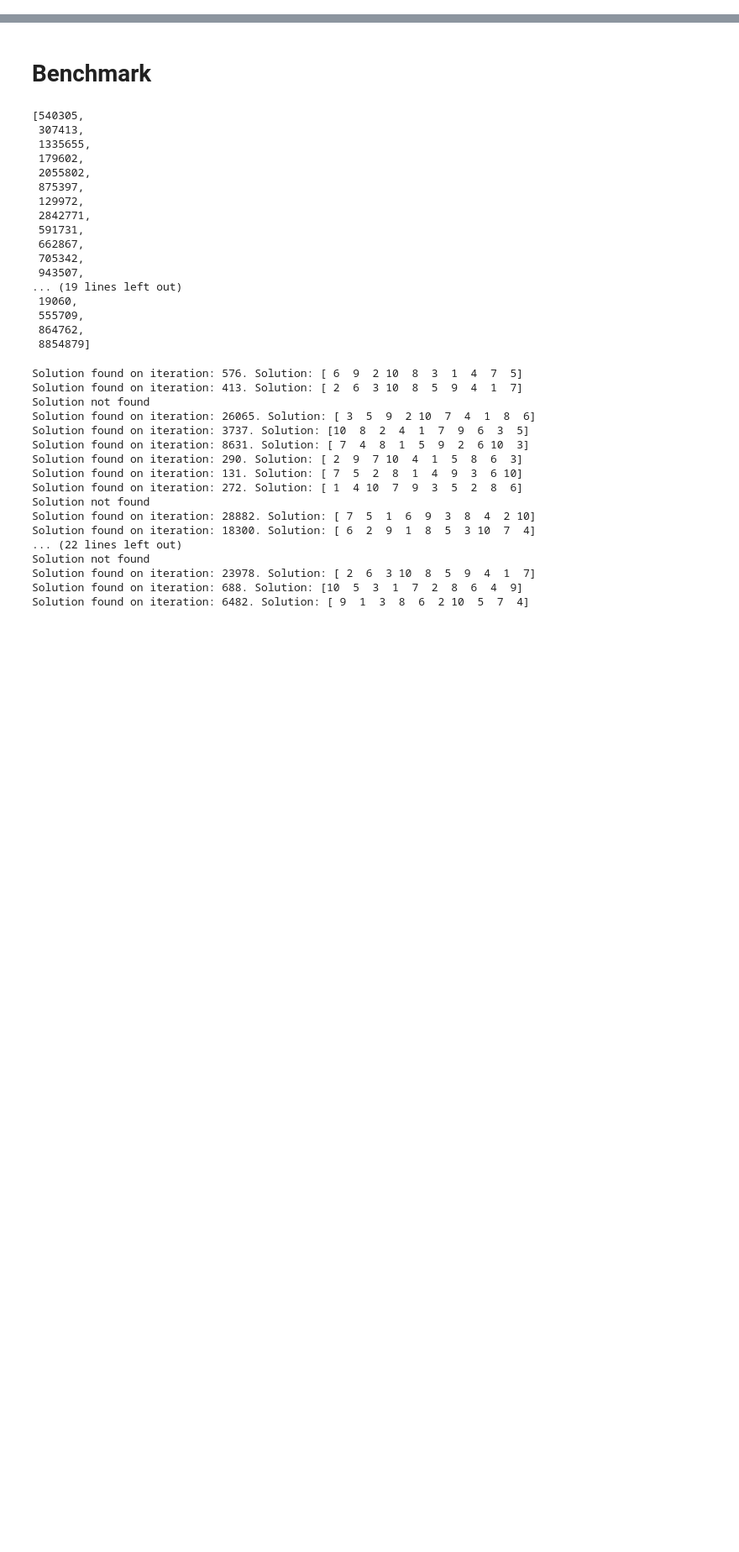
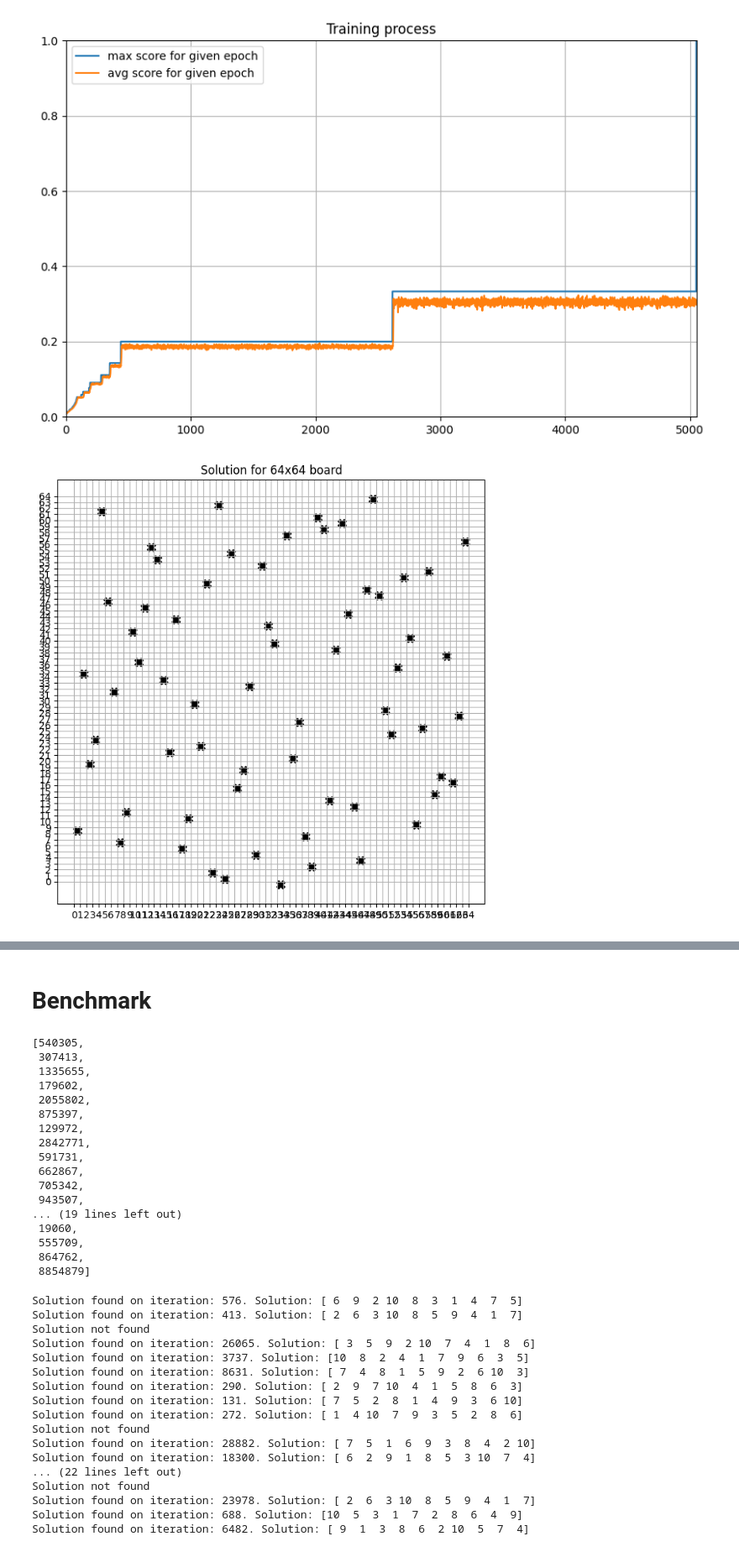
Before and after one commit to wsobanski/genetic-algorithm, a Jupyter notebook: genetic_algorithm.ipynb, the cells around one changed output, grey strips where cells are left out. Shown at 84% size. Cells and saved outputs as stored; diff of their text form; code cells hidden in the pictures; blank space fills up the shorter version.

```diff
--- a/genetic_algorithm.ipynb
+++ b/genetic_algorithm.ipynb
@@ -323,3 +332,9 @@ Solution found on iteration: 73. Solution: [ 5 10  8  1  3  9  7  2  0  6]
+# %%
+plot_training(max_scores, avg_scores)
+plot_solution(best_dna)
+# %% [output]
+[figure, added]
+[figure, added]
 # %%
 end_population
 # %% [output]
```
Also changed, not shown: parts of 3 cells of this notebook.
